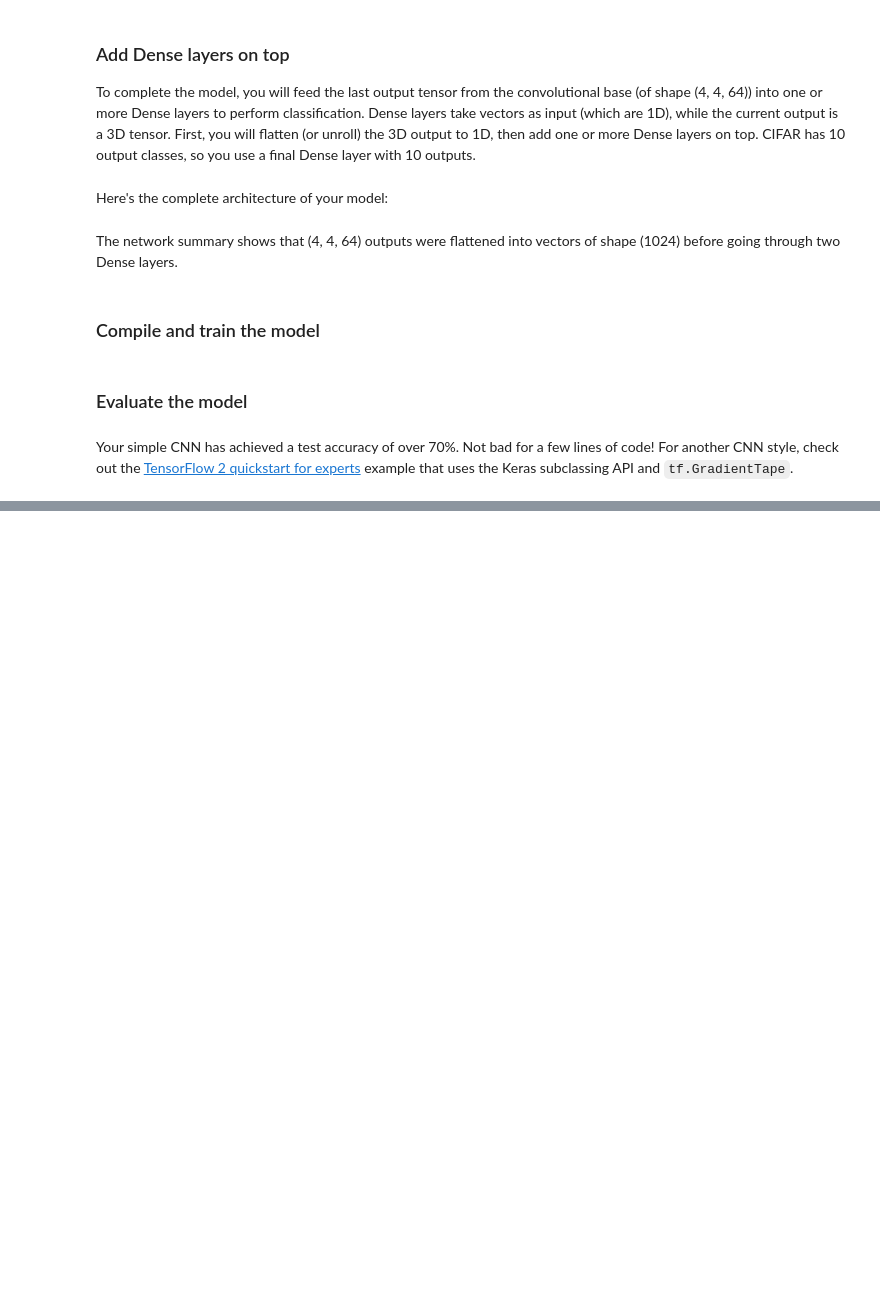
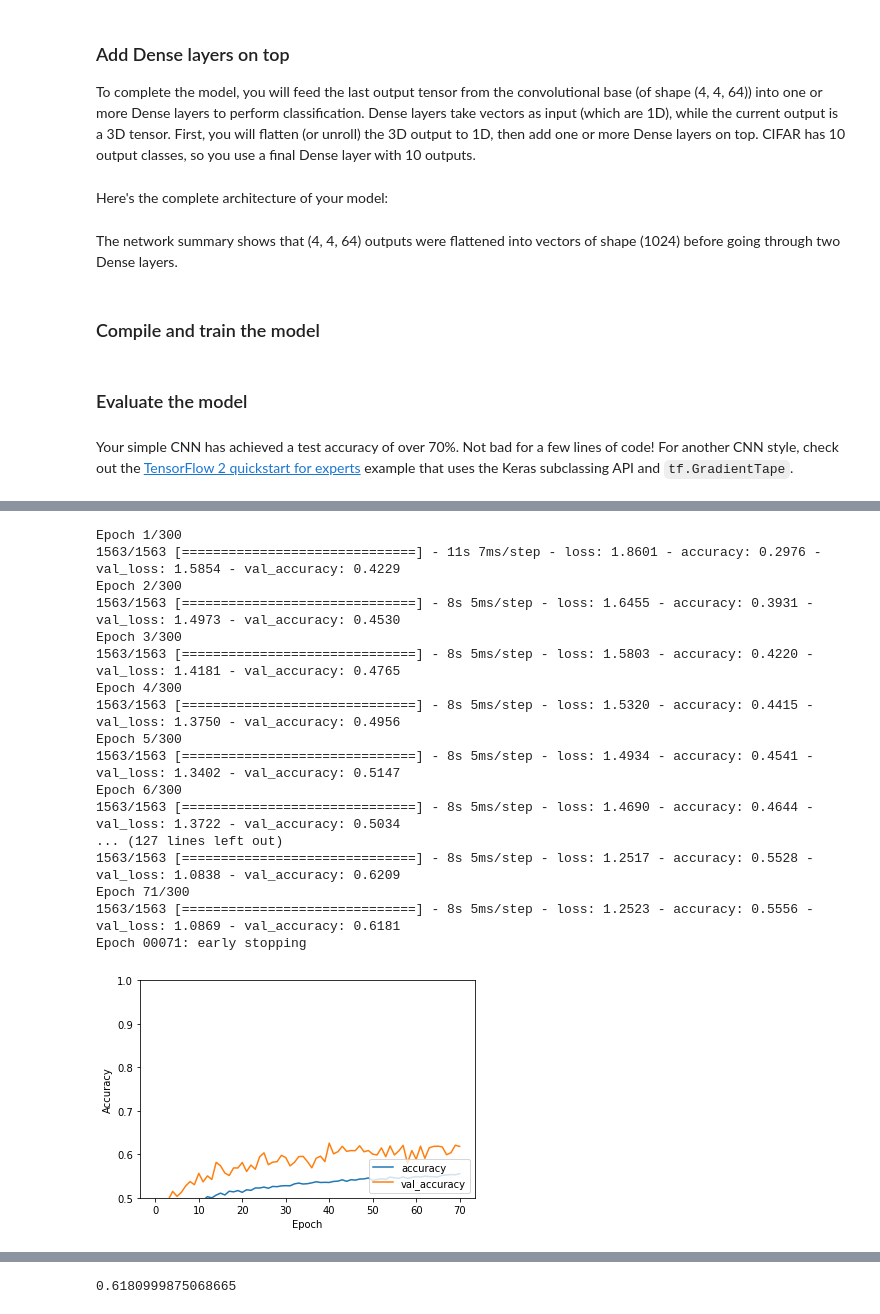
Before and after one commit to TuyenVo104/ee104, a Jupyter notebook: lab8/cnn.ipynb, the cells around one changed output, grey strips where cells are left out. Drawn from its saved outputs; the diff is of its cells as text; code cells hidden in the pictures; blank space fills up the shorter version.

```diff
--- a/lab8/cnn.ipynb
+++ b/lab8/cnn.ipynb
@@ -330,0 +316,22 @@ NotFoundError:  No algorithm worked!
+# %%
+augmentmodel = augment_model()
+execute_model(augmentmodel)
+# %% [output]
+Epoch 1/300
+1563/1563 [==============================] - 11s 7ms/step - loss: 1.8601 - accuracy: 0.2976 - val_loss: 1.5854 - val_accuracy: 0.4229
+Epoch 2/300
+1563/1563 [==============================] - 8s 5ms/step - loss: 1.6455 - accuracy: 0.3931 - val_loss: 1.4973 - val_accuracy: 0.4530
+Epoch 3/300
+1563/1563 [==============================] - 8s 5ms/step - loss: 1.5803 - accuracy: 0.4220 - val_loss: 1.4181 - val_accuracy: 0.4765
+Epoch 4/300
+1563/1563 [==============================] - 8s 5ms/step - loss: 1.5320 - accuracy: 0.4415 - val_loss: 1.3750 - val_accuracy: 0.4956
+Epoch 5/300
+1563/1563 [==============================] - 8s 5ms/step - loss: 1.4934 - accuracy: 0.4541 - val_loss: 1.3402 - val_accuracy: 0.5147
+Epoch 6/300
+1563/1563 [==============================] - 8s 5ms/step - loss: 1.4690 - accuracy: 0.4644 - val_loss: 1.3722 - val_accuracy: 0.5034
+... (127 lines left out)
+1563/1563 [==============================] - 8s 5ms/step - loss: 1.2517 - accuracy: 0.5528 - val_loss: 1.0838 - val_accuracy: 0.6209
+Epoch 71/300
+1563/1563 [==============================] - 8s 5ms/step - loss: 1.2523 - accuracy: 0.5556 - val_loss: 1.0869 - val_accuracy: 0.6181
+Epoch 00071: early stopping
+[figure, added]
@@ -330,0 +339 @@ NotFoundError:  No algorithm worked!
+0.6180999875068665
```
Also changed, not shown: parts of 9 cells of this notebook, 6 other files.
